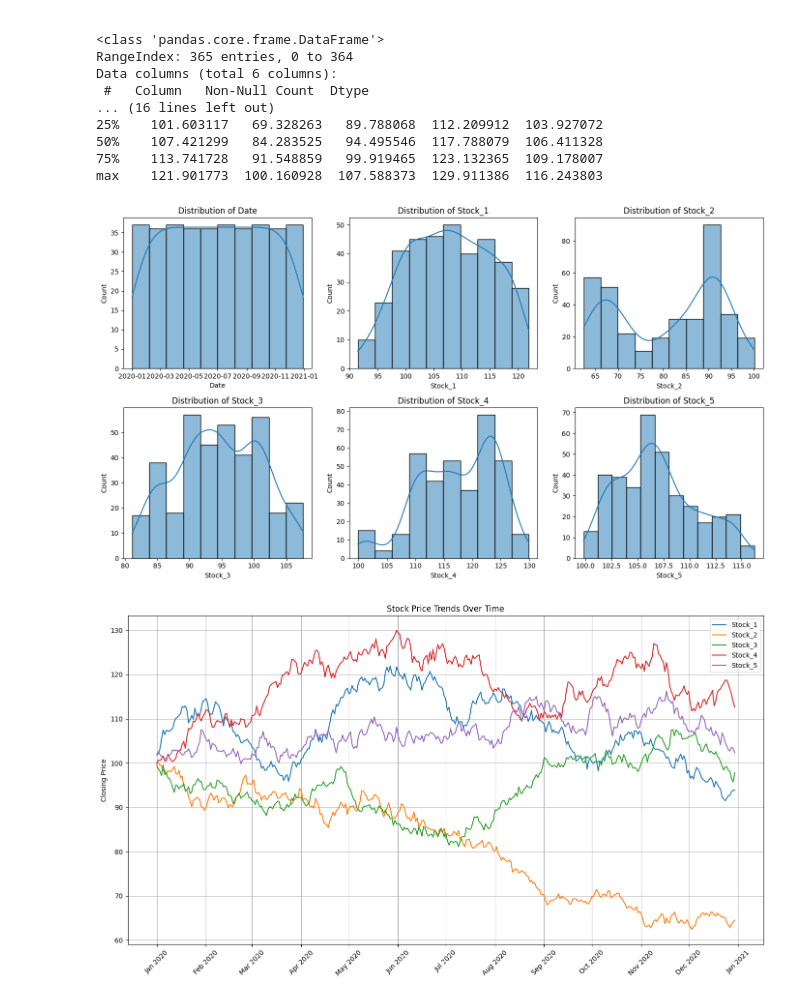
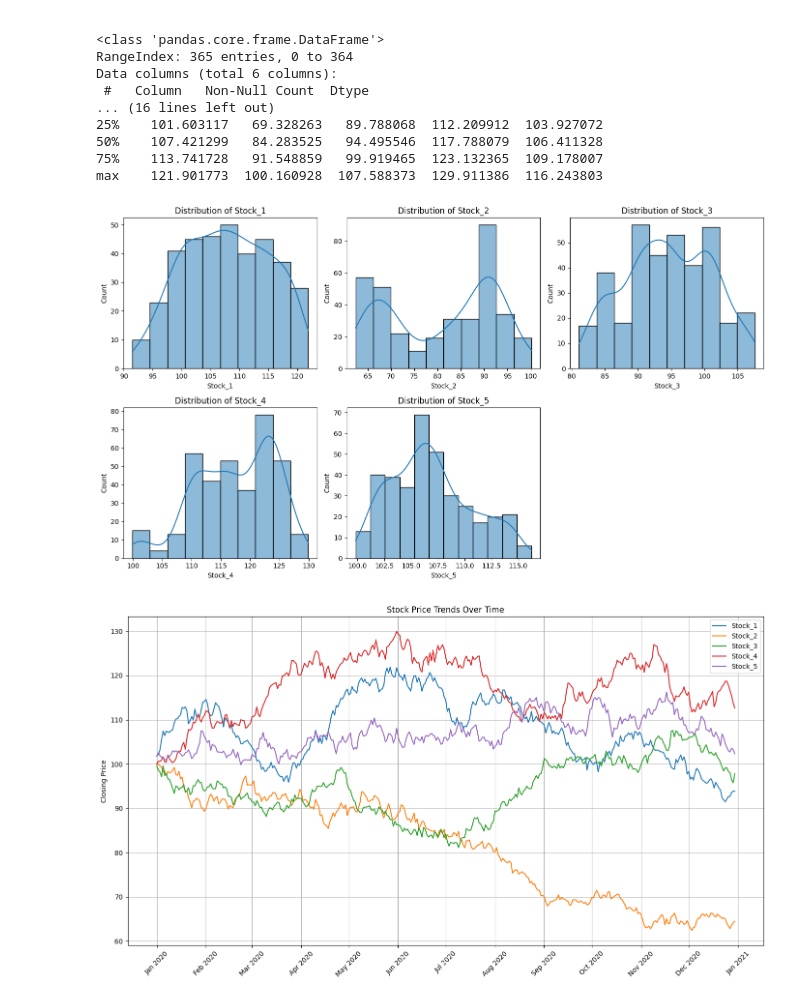
Before and after one commit to KTejash/DeepLearning, a Jupyter notebook: StockPrediction.ipynb, the cells around one changed output. Cells and saved outputs as stored; diff of their text form; code cells hidden in the pictures.

```diff
--- a/StockPrediction.ipynb
+++ b/StockPrediction.ipynb
@@ -62,13 +64,18 @@ df['Date'] = pd.to_datetime(df['Date'])
+# %%
+# Convert Date to datetime and sort
+df['Date'] = pd.to_datetime(df['Date'])
+df = df.sort_values('Date').reset_index(drop=True)
 # %%
 plt.figure(figsize=(14, 8))
-for i, column in enumerate(df.columns, 1):
+columns = ['Stock_1', 'Stock_2', 'Stock_3', 'Stock_4', 'Stock_5']
+for i, column in enumerate(columns, 1):
     plt.subplot(2, 3, i)
     sns.histplot(df[column], kde=True)
     plt.title(f'Distribution of {column}')
 plt.tight_layout()
 plt.show()
 # %% [output]
-[figure, old version]
+[figure, new version]
 # %%
 import matplotlib.dates as mdates
 
```
Also changed, not shown: parts of 31 cells of this notebook.
